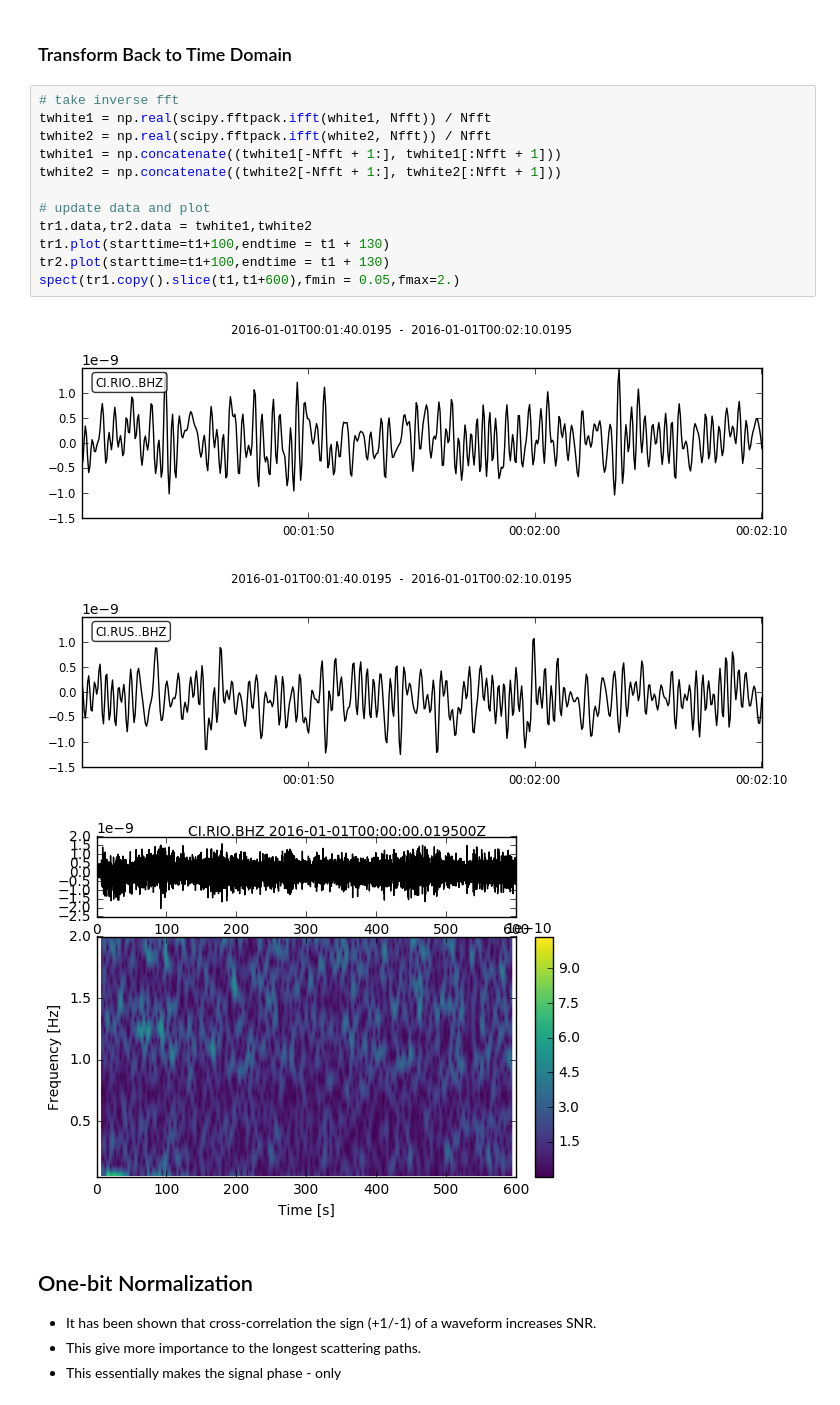
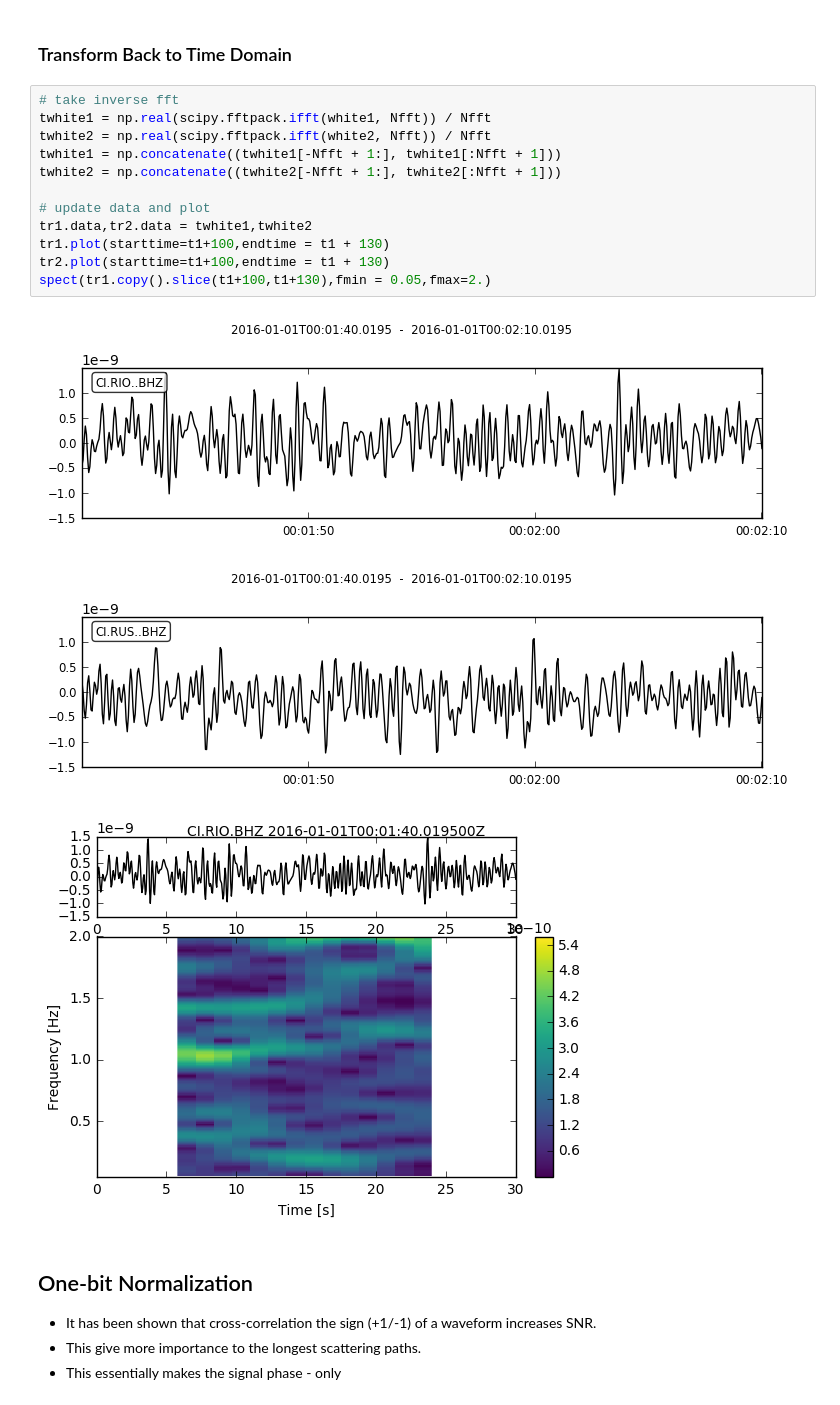
Before and after one commit to tclements/GIGGLES_FALL_2017, a Jupyter notebook: GIGGLES_FALL_2017.ipynb, the cells around one changed output. Drawn from its saved outputs; the diff is of its cells as text.

```diff
--- a/GIGGLES_FALL_2017.ipynb
+++ b/GIGGLES_FALL_2017.ipynb
@@ -162,19 +178,19 @@ plt.show()
 # %%
 # take inverse fft
 twhite1 = np.real(scipy.fftpack.ifft(white1, Nfft)) / Nfft
 twhite2 = np.real(scipy.fftpack.ifft(white2, Nfft)) / Nfft
 twhite1 = np.concatenate((twhite1[-Nfft + 1:], twhite1[:Nfft + 1]))
 twhite2 = np.concatenate((twhite2[-Nfft + 1:], twhite2[:Nfft + 1]))
 
 # update data and plot
 tr1.data,tr2.data = twhite1,twhite2
 tr1.plot(starttime=t1+100,endtime = t1 + 130)
 tr2.plot(starttime=t1+100,endtime = t1 + 130)
-spect(tr1.copy().slice(t1,t1+600),fmin = 0.05,fmax=2.)
+spect(tr1.copy().slice(t1+100,t1+130),fmin = 0.05,fmax=2.)
 # %% [output]
 [figure]
 [figure]
-[figure, old version]
+[figure, new version]
 # %% [markdown]
 ## One-bit Normalization
 - It has been shown that cross-correlation the sign (+1/-1) of a waveform increases SNR.
```
Also changed, not shown: parts of 10 cells of this notebook, 14 other files.
